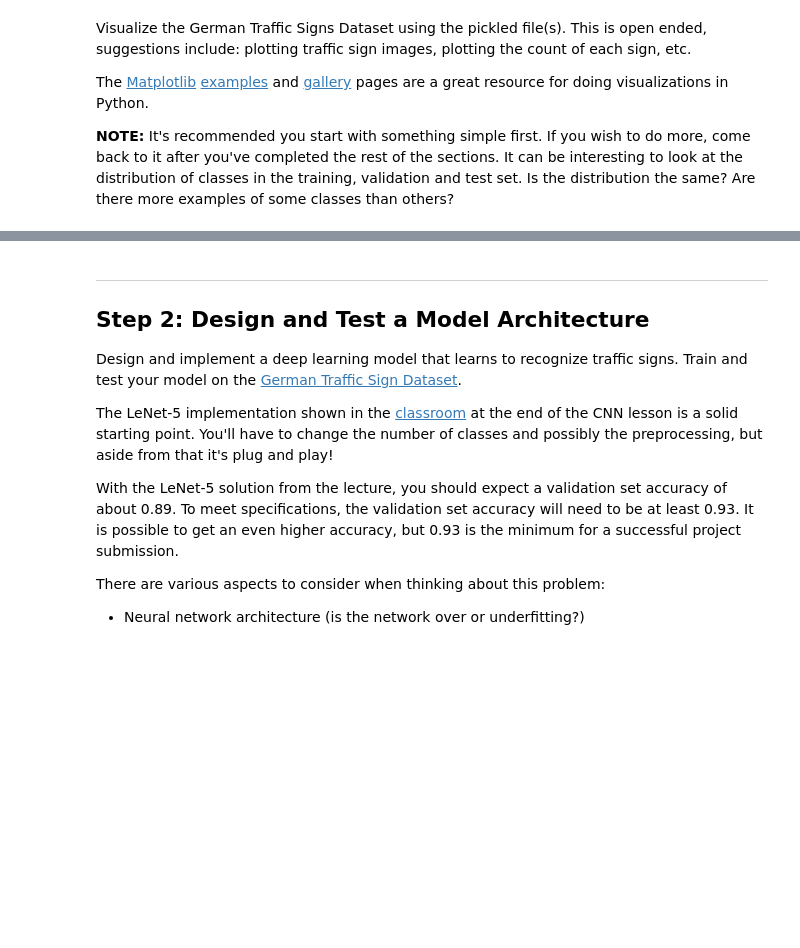
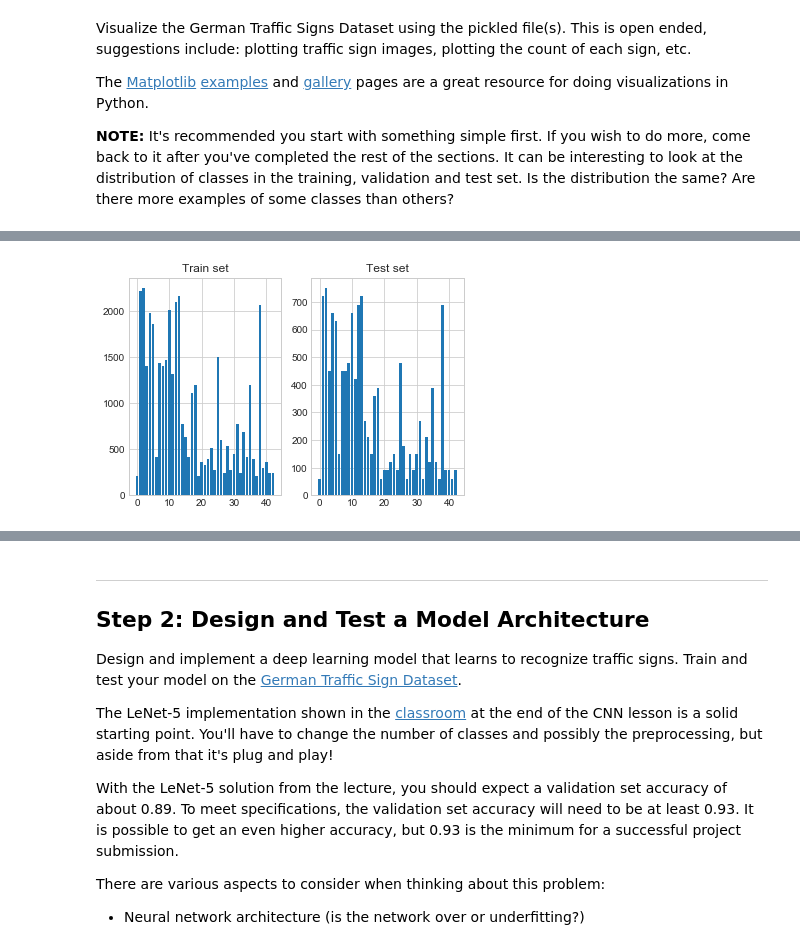
Before and after one commit to RajeevSharma2015/Udacity-SelfDrivingCar, a Jupyter notebook: P2-Term1/Traffic_Sign_Classifier.ipynb, the cells around one changed output, grey strips where cells are left out. Drawn from its saved outputs; the diff is of its cells as text; code cells hidden in the pictures; blank space fills up the shorter version.

```diff
--- a/P2-Term1/Traffic_Sign_Classifier.ipynb
+++ b/P2-Term1/Traffic_Sign_Classifier.ipynb
@@ -111,0 +241,22 @@ print(y_train[index])
+# %%
+# Alternative visualization of examples for each class, for training and test set
+def get_class_distribution(y, n_classes):
+    labels = np.array(range(0, n_classes))
+    n_examples = np.zeros(n_classes, dtype=np.int32)
+    for i in labels:
+        # Get indices in Y that correspond to 'i', for train and test sets
+        n_examples[i] = sum(y == i)
+
+    return (labels, n_examples)
+
+# Plot in a bar diagram
+plt.subplot(1,2,1)
+labels, dist_train = get_class_distribution(y_train, n_classes)
+plt.bar(labels, dist_train);
+plt.title('Train set');
+plt.subplot(1,2,2)
+labels, dist_test = get_class_distribution(y_test, n_classes)
+plt.bar(labels, dist_test);
+plt.title('Test set');
+# %% [output]
+[figure, added]
```
Also changed, not shown: parts of 116 cells of this notebook, 2 other files.
